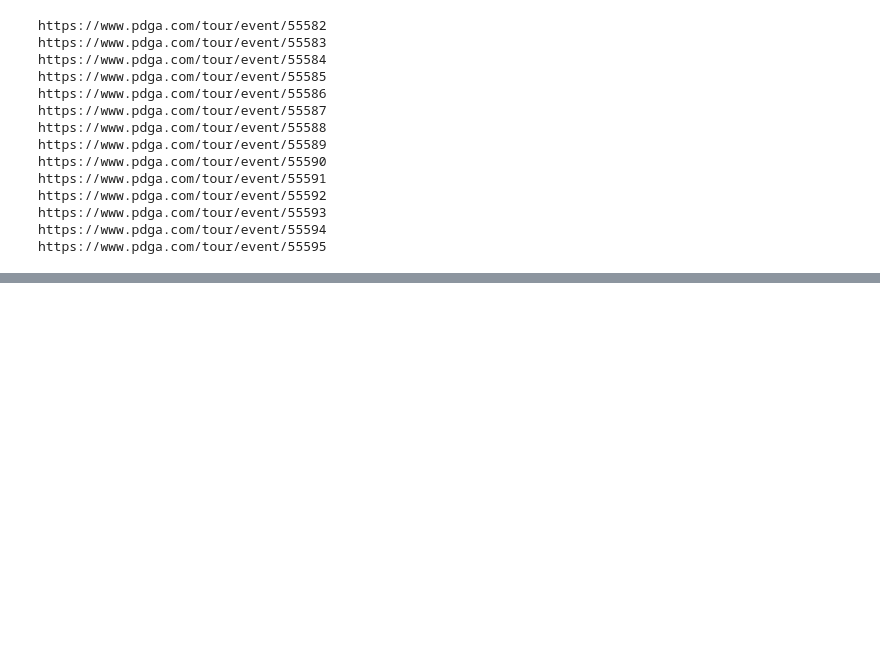
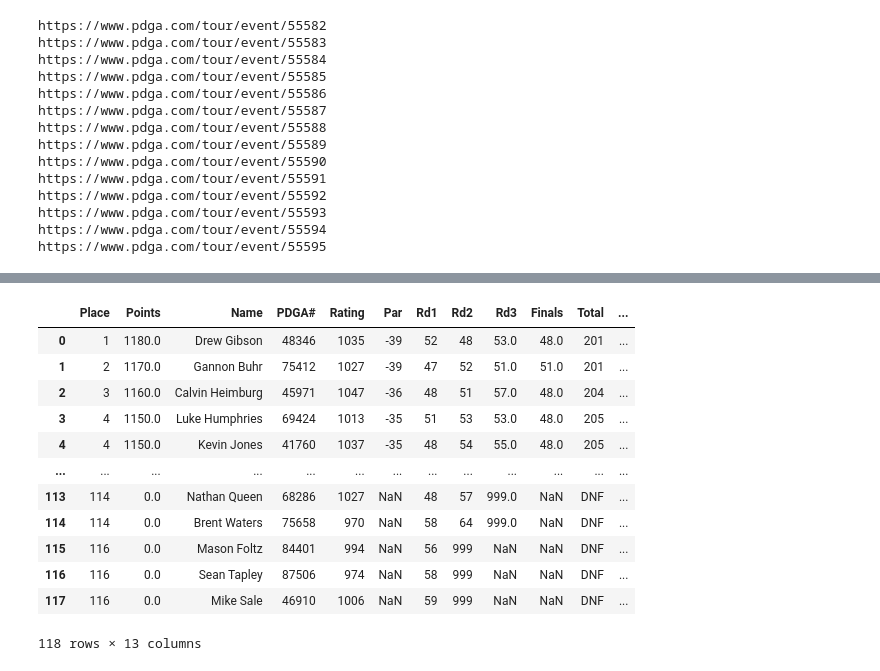
Before and after one commit to jamorgan8/disc-golf-analysis, a Jupyter notebook: notebooks/2022_tourney_results_scrape.ipynb, the cells around one changed output, grey strips where cells are left out. Cells and saved outputs as stored; diff of their text form; code cells hidden in the pictures; blank space fills up the shorter version.

```diff
--- a/notebooks/2022_tourney_results_scrape.ipynb
+++ b/notebooks/2022_tourney_results_scrape.ipynb
@@ -129,0 +152,19 @@ events
+# %%
+lv_challenge = pd.read_csv('../data//tournaments/las_vegas_challenge.csv')
+lv_challenge.drop(['Unnamed: 0','Unnamed: 7', 'Unnamed: 9','Unnamed: 11','Unnamed: 13'], axis=1, inplace=True)# adding column with constant value
+lv_challenge['Event Name'] = pd.Series(['Las Vegas Challenge' for x in range(len(lv_challenge.index))])
+lv_challenge
+# %% [output]
+|  | Place | Points | Name | PDGA# | Rating | Par | Rd1 | Rd2 | Rd3 | Finals | Total | ... |
+| 0 | 1 | 1180.0 | Drew Gibson | 48346 | 1035 | -39 | 52 | 48 | 53.0 | 48.0 | 201 | ... |
+| 1 | 2 | 1170.0 | Gannon Buhr | 75412 | 1027 | -39 | 47 | 52 | 51.0 | 51.0 | 201 | ... |
+| 2 | 3 | 1160.0 | Calvin Heimburg | 45971 | 1047 | -36 | 48 | 51 | 57.0 | 48.0 | 204 | ... |
+| 3 | 4 | 1150.0 | Luke Humphries | 69424 | 1013 | -35 | 51 | 53 | 53.0 | 48.0 | 205 | ... |
+| 4 | 4 | 1150.0 | Kevin Jones | 41760 | 1037 | -35 | 48 | 54 | 55.0 | 48.0 | 205 | ... |
+| ... | ... | ... | ... | ... | ... | ... | ... | ... | ... | ... | ... | ... |
+| 113 | 114 | 0.0 | Nathan Queen | 68286 | 1027 | NaN | 48 | 57 | 999.0 | NaN | DNF | ... |
+| 114 | 114 | 0.0 | Brent Waters | 75658 | 970 | NaN | 58 | 64 | 999.0 | NaN | DNF | ... |
+| 115 | 116 | 0.0 | Mason Foltz | 84401 | 994 | NaN | 56 | 999 | NaN | NaN | DNF | ... |
+| 116 | 116 | 0.0 | Sean Tapley | 87506 | 974 | NaN | 58 | 999 | NaN | NaN | DNF | ... |
+| 117 | 116 | 0.0 | Mike Sale | 46910 | 1006 | NaN | 59 | 999 | NaN | NaN | DNF | ... |
+118 rows × 13 columns
```
Also changed, not shown: parts of 16 cells of this notebook, 4 other files.
